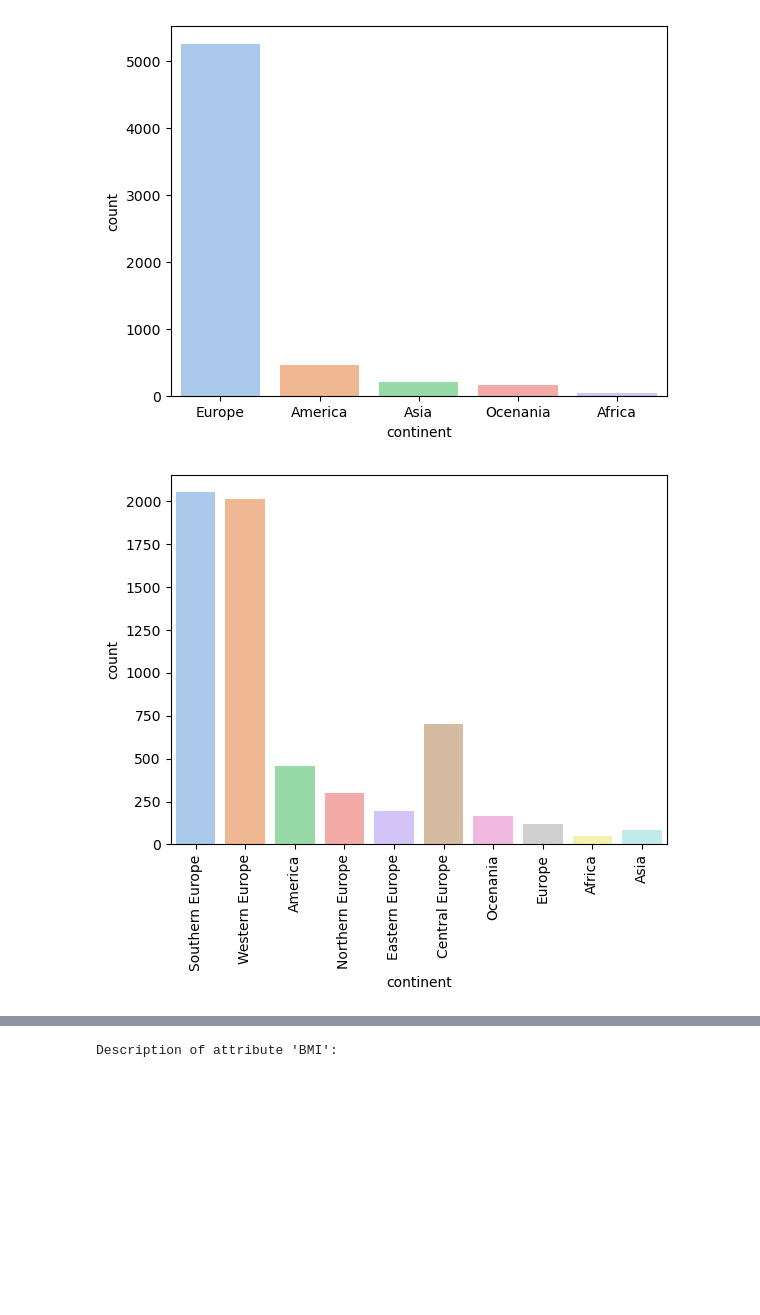
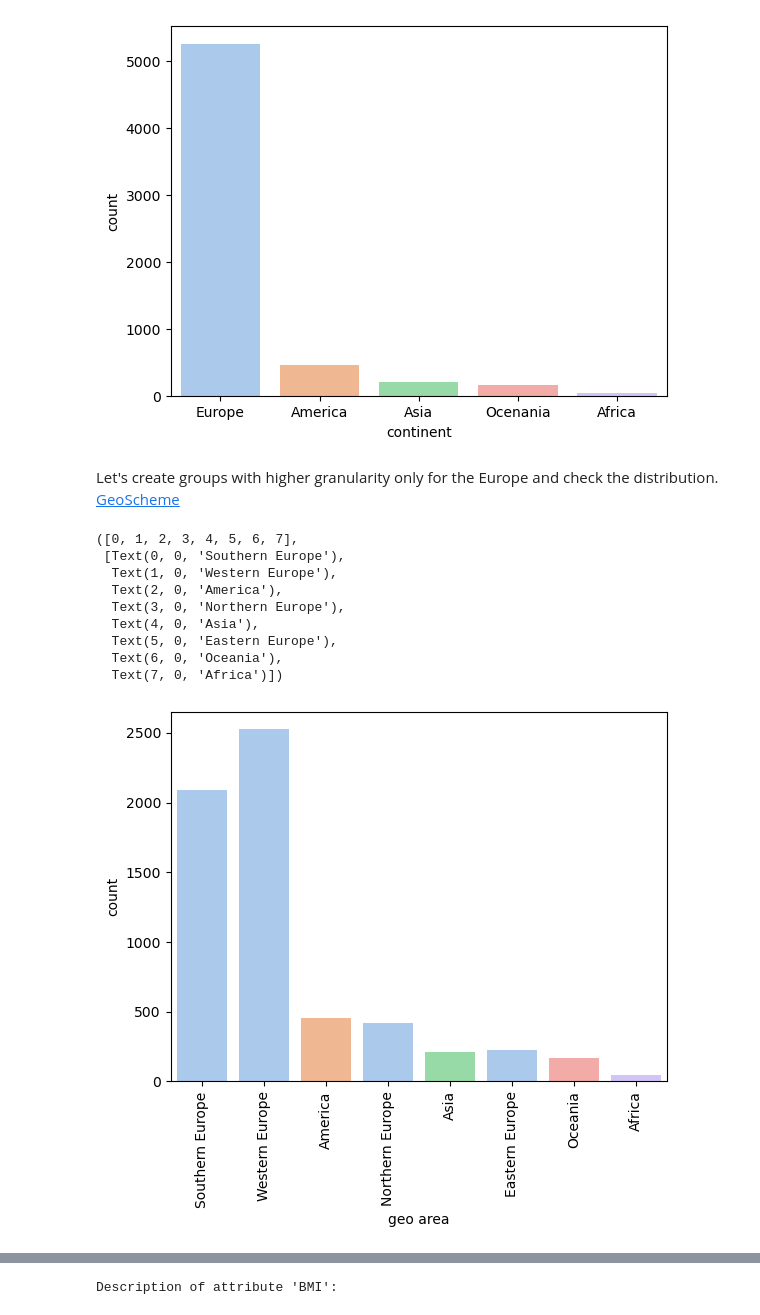
Before and after one commit to luca-rizzo/dm-2024-project, a Jupyter notebook: notebook/data_understanding_cyclists.ipynb, the cells around one changed output, grey strips where cells are left out. Saved outputs shown, nothing was run; the diff lists cells and outputs as text; code cells hidden in the pictures; blank space fills up the shorter version.

Commit message:
Proseguito DataUnd & DataQual sul dataset 'cyclists'

```diff
--- a/notebook/data_understanding_cyclists.ipynb
+++ b/notebook/data_understanding_cyclists.ipynb
@@ -521,6 +530,0 @@ oceania = [
-# %%
-cyclists.loc[cyclists.nationality.isin(europe), "continent"] = "Europe"
-cyclists.loc[cyclists.nationality.isin(asia), "continent"] = "Asia"
-cyclists.loc[cyclists.nationality.isin(america), "continent"] = "America"
-cyclists.loc[cyclists.nationality.isin(africa), "continent"] = "Africa"
-cyclists.loc[cyclists.nationality.isin(oceania), "continent"] = "Ocenania"
@@ -534,35 +541,5 @@ sbn.countplot(x='continent', data=cyclists, palette='pastel', hue='continent', l
 # %% [output]
 <Axes: xlabel='continent', ylabel='count'>
 [figure]
-# %%
-northern_europe = [
-    'Denmark', 'Estonia', 'Finland', 'Iceland', 'Ireland',
-    'Latvia', 'Lithuania', 'Norway', 'Sweden', 'United Kingdom'
-]
-
-eastern_europe = [
-    'Belarus', 'Bulgaria', 'Czech Republic', 'Hungary',
-    'Moldova', 'Poland', 'Romania', 'Russia', 'Slovakia', 'Ukraine'
-]
-
-western_europe = [
-    'Austria', 'Belgium', 'France', 'Germany', 'Luxembourg',
-    'Netherlands', 'Switzerland'
-]
-
-southern_europe = [
-    'Albania', 'Andorra', 'Bosnia and Herzegovina', 'Croatia', 'Greece',
-    'Italy', 'Kosovo', 'Malta', 'Monaco', 'Montenegro', 'North Macedonia',
-    'Portugal', 'San Marino', 'Serbia', 'Slovenia', 'Spain', 'Vatican City'
-]
-
-central_europe = [
-    'Austria', 'Czech Republic', 'Germany', 'Hungary',
-    'Poland', 'Slovakia', 'Slovenia', 'Switzerland'
-]
-
-cyclists.loc[cyclists.nationality.isin(northern_europe), "continent"] = "Northern Europe"
-cyclists.loc[cyclists.nationality.isin(eastern_europe), "continent"] = "Eastern Europe"
-cyclists.loc[cyclists.nationality.isin(western_europe), "continent"] = "Western Europe"
-cyclists.loc[cyclists.nationality.isin(southern_europe), "continent"] = "Southern Europe"
-cyclists.loc[cyclists.nationality.isin(central_europe), "continent"] = "Central Europe"
+# %% [markdown]
+Let's create groups with higher granularity only for the Europe and check the distribution. [GeoScheme](https://it.wikipedia.org/wiki/Geoschema_delle_Nazioni_Unite)
@@ -569,7 +621,16 @@ cyclists.loc[cyclists.nationality.isin(central_europe), "continent"] = "Central
 # %%
 import matplotlib.pyplot as plt
-sbn.countplot(x='continent', data=cyclists, palette='pastel', hue='continent', legend=False)
-plt.xticks(rotation=90);
+sbn.countplot(x='geo area', data=cyclists, palette='pastel', hue='continent', legend=False)
+plt.xticks(rotation=90)
 # %% [output]
+([0, 1, 2, 3, 4, 5, 6, 7],
+ [Text(0, 0, 'Southern Europe'),
+  Text(1, 0, 'Western Europe'),
+  Text(2, 0, 'America'),
+  Text(3, 0, 'Northern Europe'),
+  Text(4, 0, 'Asia'),
+  Text(5, 0, 'Eastern Europe'),
+  Text(6, 0, 'Oceania'),
+  Text(7, 0, 'Africa')])
-[figure, old version]
+[figure, new version]
 # %%
```
Also changed, not shown: parts of 88 cells of this notebook.
